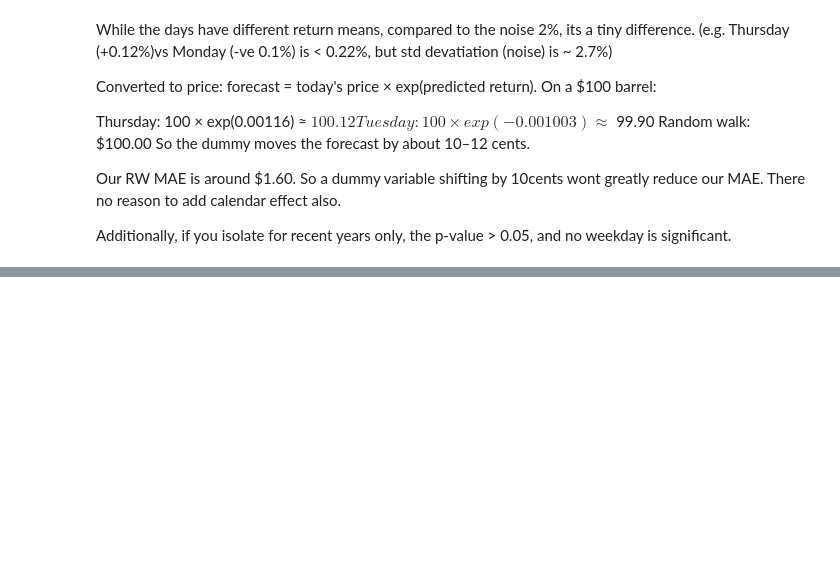
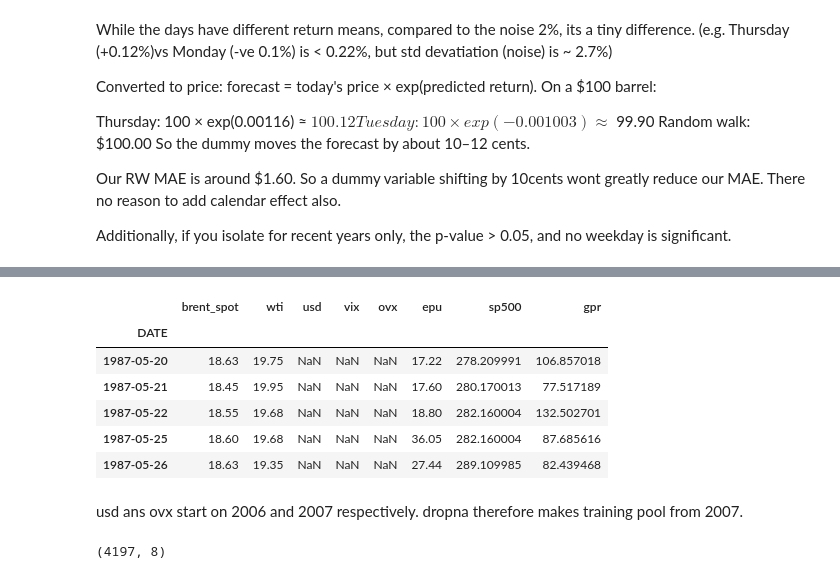
Before and after one commit to airrehn/Sample-Taxed, a Jupyter notebook: notebooks/01_explore_data.ipynb, the cells around one changed output, grey strips where cells are left out. Cells and saved outputs as stored; diff of their text form; code cells hidden in the pictures; blank space fills up the shorter version.

```diff
--- a/notebooks/01_explore_data.ipynb
+++ b/notebooks/01_explore_data.ipynb
@@ -265,0 +277,3 @@ compare_models(test_results)
+# %%
+data = load_dataset()
+data.apply(lambda s: s.first_valid_index())   # first date each column has data
@@ -265,0 +290,26 @@ compare_models(test_results)
+# %%
+data.head()
+# %% [output]
+|  | brent_spot | wti | usd | vix | ovx | epu | sp500 | gpr |
+| DATE |  |  |  |  |  |  |  |  |
+| 1987-05-20 | 18.63 | 19.75 | NaN | NaN | NaN | 17.22 | 278.209991 | 106.857018 |
+| 1987-05-21 | 18.45 | 19.95 | NaN | NaN | NaN | 17.60 | 280.170013 | 77.517189 |
+| 1987-05-22 | 18.55 | 19.68 | NaN | NaN | NaN | 18.80 | 282.160004 | 132.502701 |
+| 1987-05-25 | 18.60 | 19.68 | NaN | NaN | NaN | 36.05 | 282.160004 | 87.685616 |
+| 1987-05-26 | 18.63 | 19.35 | NaN | NaN | NaN | 27.44 | 289.109985 | 82.439468 |
+# %% [markdown]
+usd ans ovx start on 2006 and 2007 respectively. dropna therefore makes training pool from 2007.
+# %%
+PRICES = ["brent_spot", "wti", "usd", "sp500"]   # prices -> log returns for stationarity
+INDICES = ["vix", "ovx", "epu", "gpr"]
+
+X = pd.DataFrame(index=data.index)
+for col in PRICES:
+    X[col] = np.log(data[col]).diff()
+for col in INDICES:
+    X[col] = np.log(data[col])
+X = X.dropna()                         # sample now starts when the last variable (OVX) starts
+pre = X[X.index < "2024-01-01"]        # test only on data before validation, so no peeking
+pre.shape
+# %% [output]
+(4197, 8)
```
Also changed, not shown: parts of 16 cells of this notebook, 3 other files.
